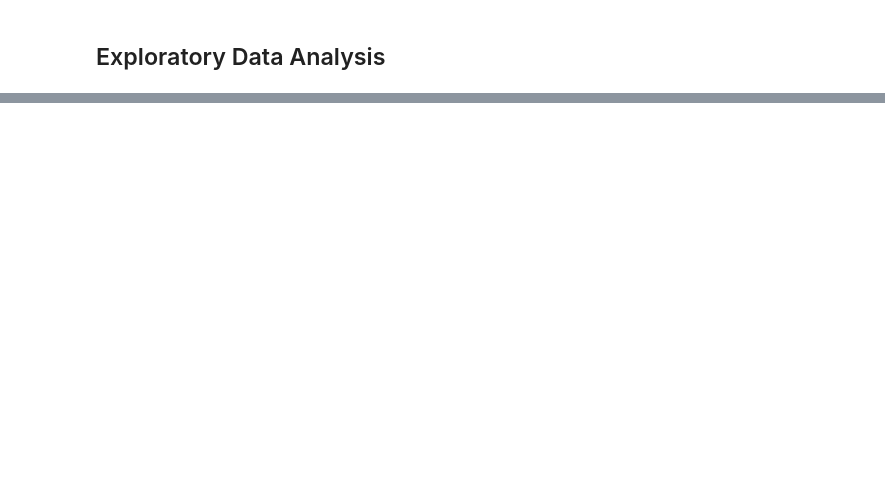
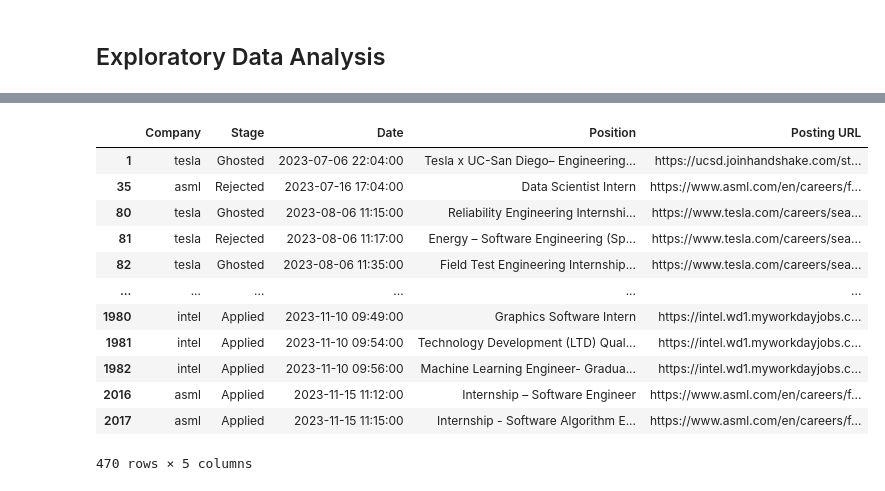
Before and after one commit to kendrick010/job_hunt_data_analysis_2023_24, a Jupyter notebook: job_hunt_analysis.ipynb, the cells around one changed output, grey strips where cells are left out. Saved outputs shown, nothing was run; the diff lists cells and outputs as text; code cells hidden in the pictures; blank space fills up the shorter version.

```diff
--- a/job_hunt_analysis.ipynb
+++ b/job_hunt_analysis.ipynb
@@ -133,0 +291,12 @@ df.head()
+# %%
+top_applied = df['Company'].value_counts()[:10]
+names = []
+
+for company in top_applied.index:
+    for origin in companies_freeze:
+        standardized_name = origin.lower().strip()
+
+        if company == standardized_name:
+            names.append(origin)
+
+{key: value for key, value in zip(names, top_applied.values)}
@@ -133,0 +314,16 @@ df.head()
+# %%
+df_ghosts[df_ghosts['Company'].isin(top_applied.index)]
+# %% [output]
+|  | Company | Stage | Date | Position | Posting URL |
+| 1 | tesla | Ghosted | 2023-07-06 22:04:00 | Tesla x UC-San Diego– Engineering... | https://ucsd.joinhandshake.com/st... |
+| 35 | asml | Rejected | 2023-07-16 17:04:00 | Data Scientist Intern | https://www.asml.com/en/careers/f... |
+| 80 | tesla | Ghosted | 2023-08-06 11:15:00 | Reliability Engineering Internshi... | https://www.tesla.com/careers/sea... |
+| 81 | tesla | Rejected | 2023-08-06 11:17:00 | Energy – Software Engineering (Sp... | https://www.tesla.com/careers/sea... |
+| 82 | tesla | Ghosted | 2023-08-06 11:35:00 | Field Test Engineering Internship... | https://www.tesla.com/careers/sea... |
+| ... | ... | ... | ... | ... | ... |
+| 1980 | intel | Applied | 2023-11-10 09:49:00 | Graphics Software Intern | https://intel.wd1.myworkdayjobs.c... |
+| 1981 | intel | Applied | 2023-11-10 09:54:00 | Technology Development (LTD) Qual... | https://intel.wd1.myworkdayjobs.c... |
+| 1982 | intel | Applied | 2023-11-10 09:56:00 | Machine Learning Engineer- Gradua... | https://intel.wd1.myworkdayjobs.c... |
+| 2016 | asml | Applied | 2023-11-15 11:12:00 | Internship – Software Engineer | https://www.asml.com/en/careers/f... |
+| 2017 | asml | Applied | 2023-11-15 11:15:00 | Internship - Software Algorithm E... | https://www.asml.com/en/careers/f... |
+470 rows × 5 columns
```
Also changed, not shown: parts of 17 cells of this notebook, 1 other file.
